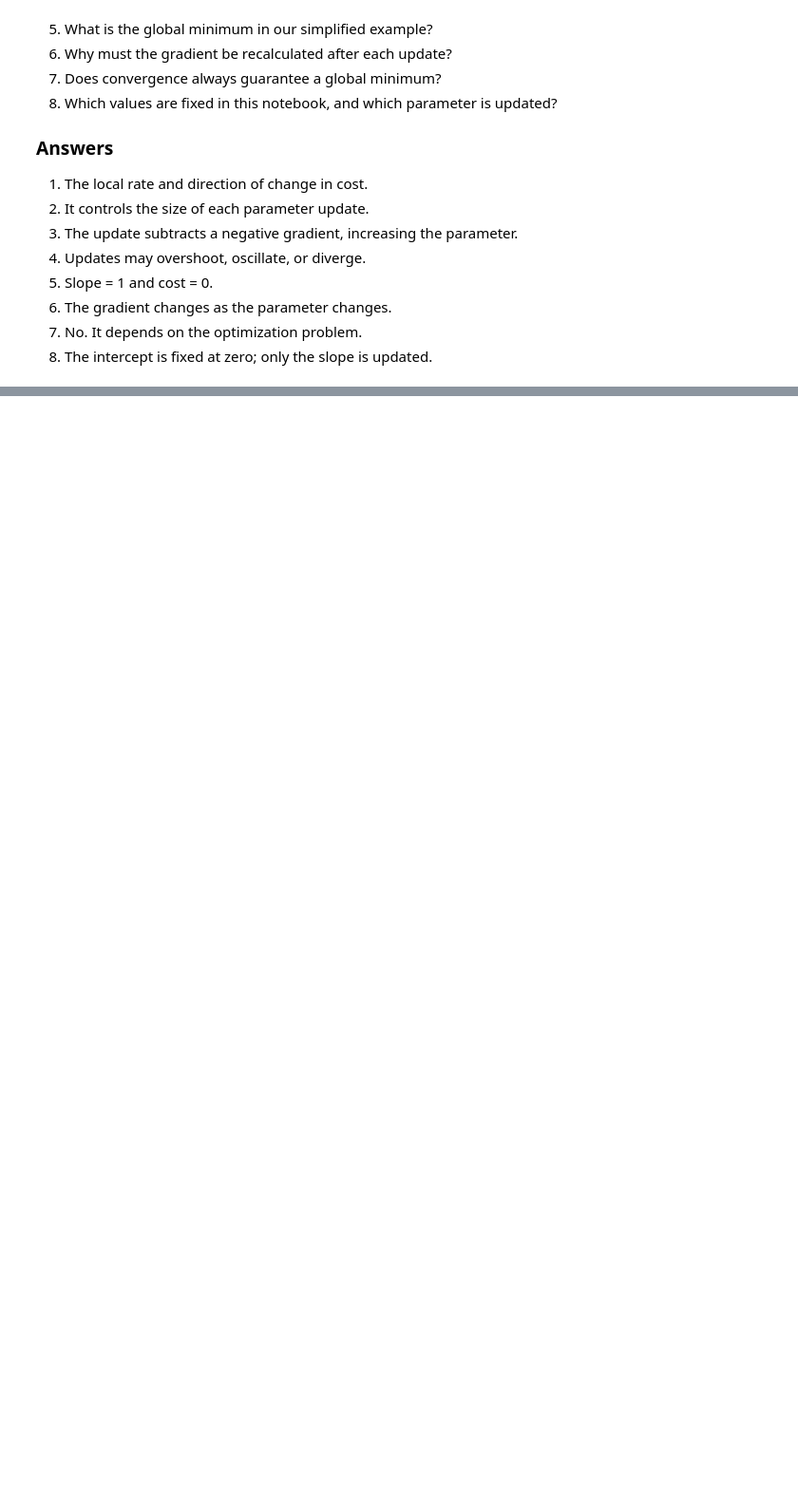
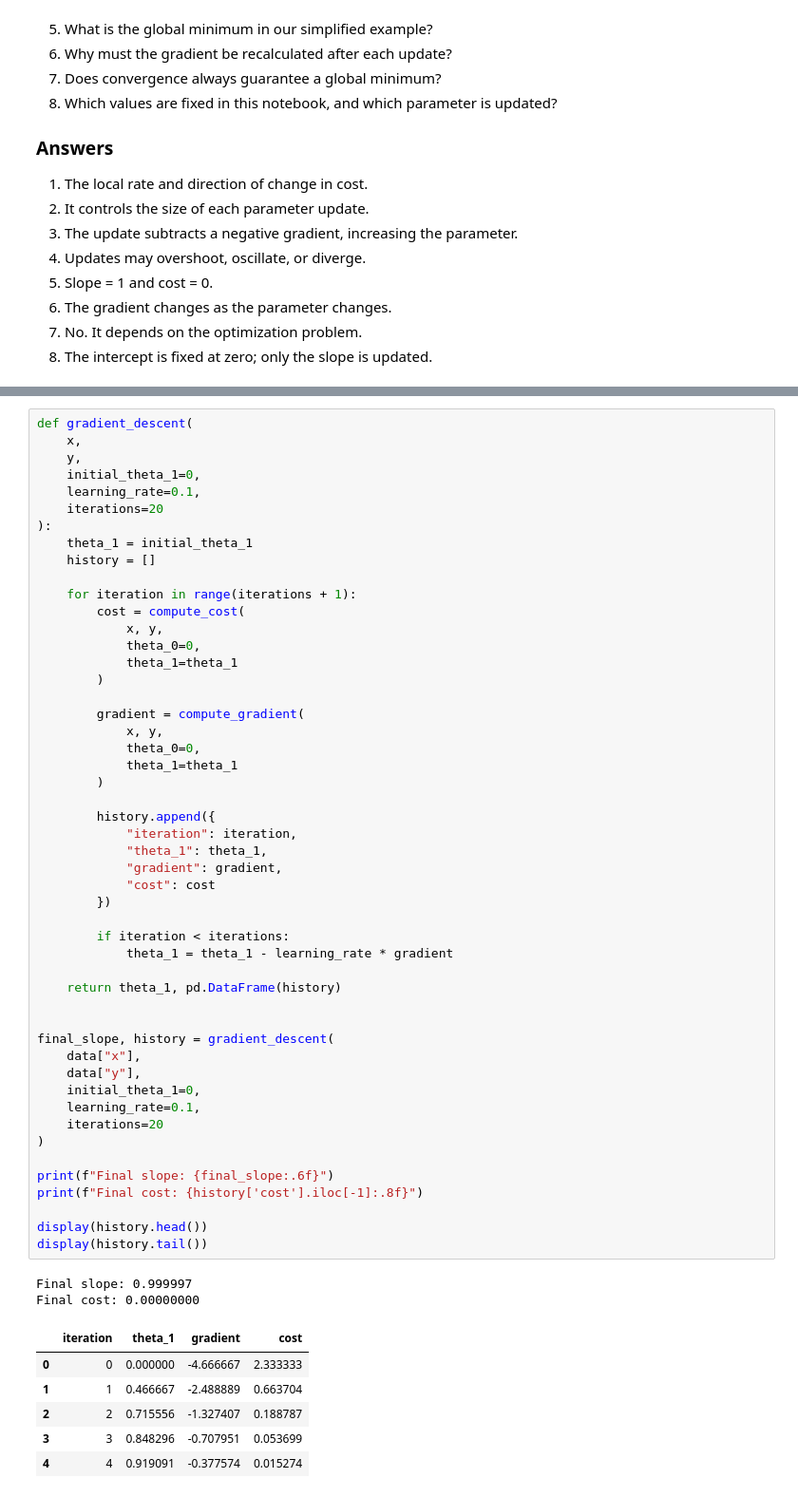
Before and after one commit to silverbullet-ai/learning-intelligence, a Jupyter notebook: 04-data-and-ai/04-machine-learning/05-gradient-descent/notebook.ipynb, the cells around one changed output, grey strips where cells are left out. Shown at 95% size. Saved outputs shown, nothing was run; the diff lists cells and outputs as text; blank space fills up the shorter version.

```diff
--- a/04-data-and-ai/04-machine-learning/05-gradient-descent/notebook.ipynb
+++ b/04-data-and-ai/04-machine-learning/05-gradient-descent/notebook.ipynb
@@ -363,0 +536,59 @@ Iterations:      47
+# %%
+def gradient_descent(
+    x,
+    y,
+    initial_theta_1=0,
+    learning_rate=0.1,
+    iterations=20
+):
+    theta_1 = initial_theta_1
+    history = []
+
+    for iteration in range(iterations + 1):
+        cost = compute_cost(
+            x, y,
+            theta_0=0,
+            theta_1=theta_1
+        )
+
+        gradient = compute_gradient(
+            x, y,
+            theta_0=0,
+            theta_1=theta_1
+        )
+
+        history.append({
+            "iteration": iteration,
+            "theta_1": theta_1,
+            "gradient": gradient,
+            "cost": cost
+        })
+
+        if iteration < iterations:
+            theta_1 = theta_1 - learning_rate * gradient
+
+    return theta_1, pd.DataFrame(history)
+
+
+final_slope, history = gradient_descent(
+    data["x"],
+    data["y"],
+    initial_theta_1=0,
+    learning_rate=0.1,
+    iterations=20
+)
+
+print(f"Final slope: {final_slope:.6f}")
+print(f"Final cost: {history['cost'].iloc[-1]:.8f}")
+
+display(history.head())
+display(history.tail())
+# %% [output]
+Final slope: 0.999997
+Final cost: 0.00000000
+|  | iteration | theta_1 | gradient | cost |
+| 0 | 0 | 0.000000 | -4.666667 | 2.333333 |
+| 1 | 1 | 0.466667 | -2.488889 | 0.663704 |
+| 2 | 2 | 0.715556 | -1.327407 | 0.188787 |
+| 3 | 3 | 0.848296 | -0.707951 | 0.053699 |
+| 4 | 4 | 0.919091 | -0.377574 | 0.015274 |
```
Also changed, not shown: parts of 18 cells of this notebook, 1 other file.
